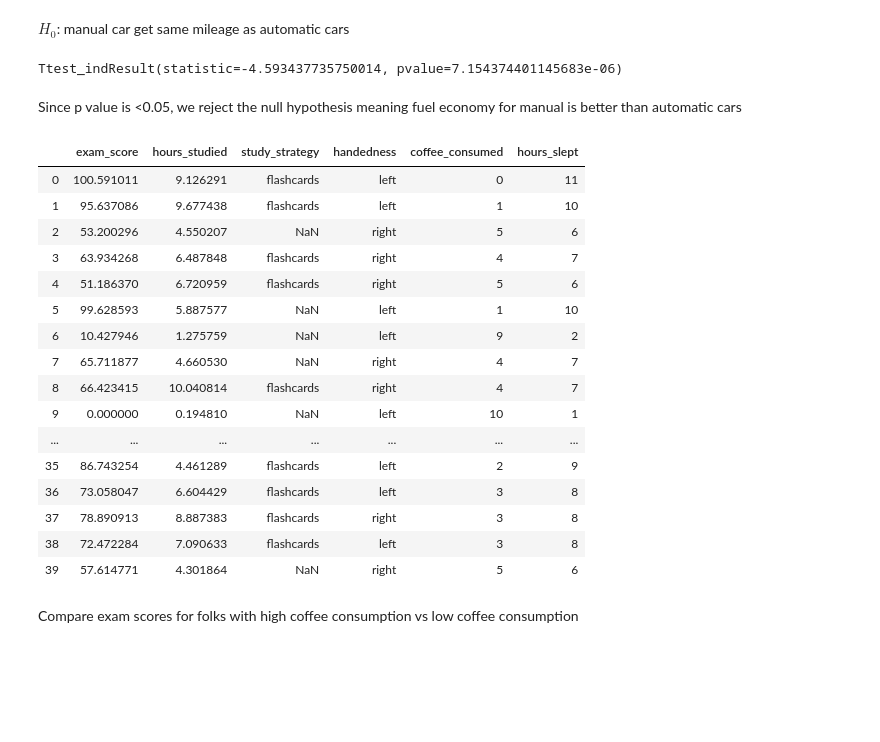
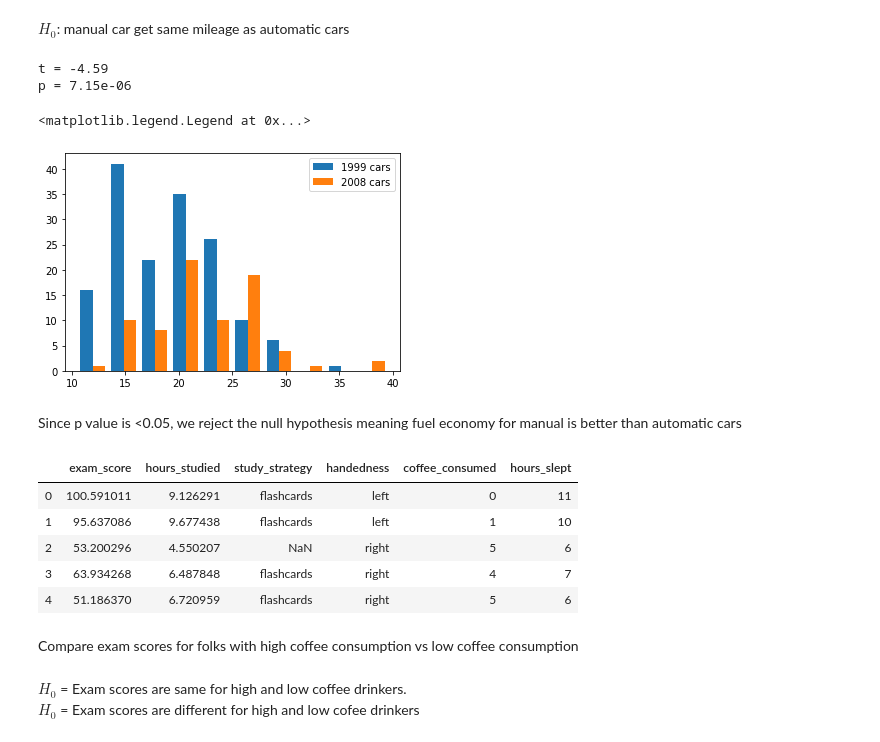
Before and after one commit to ravinder79/statistics-exercises, a Jupyter notebook: hypothesis_testing.ipynb, the cells around one changed output. Drawn from its saved outputs; the diff is of its cells as text; code cells hidden in the pictures; blank space fills up the shorter version.

```diff
--- a/hypothesis_testing.ipynb
+++ b/hypothesis_testing.ipynb
@@ -194,32 +205,34 @@ $H_0$: manual car get same mileage as automatic cars
 # %%
 fe_auto = mpg[mpg.trans.str.contains('auto')].average_mpg
 fe_manual = mpg[mpg.trans.str.contains('manual')].average_mpg
-# %%
-stats.ttest_ind(fe_auto, fe_manual)
-# %% [output]
-Ttest_indResult(statistic=-4.593437735750014, pvalue=7.154374401145683e-06)
+# %%
+t_stat, p = stats.ttest_ind(fe_auto, fe_manual)
+
+print(f't = {t_stat:.3}')
+print(f'p = {p:.3}')
+# %% [output]
+t = -4.59
+p = 7.15e-06
+# %%
+plt.hist([fe_auto, fe_manual], label=["1999 cars", "2008 cars"])
+plt.legend(loc="upper right")
+# %% [output]
+<matplotlib.legend.Legend at 0x...>
+[figure, added]
 # %% [markdown]
 Since p value is <0.05, we reject the null hypothesis meaning  fuel economy for manual is better than automatic cars
 # %%
 df = pd.read_csv('exam_scores.csv')
-df.head(1000)
+df.head()
 # %% [output]
 |  | exam_score | hours_studied | study_strategy | handedness | coffee_consumed | hours_slept |
 | 0 | 100.591011 | 9.126291 | flashcards | left | 0 | 11 |
 | 1 | 95.637086 | 9.677438 | flashcards | left | 1 | 10 |
 | 2 | 53.200296 | 4.550207 | NaN | right | 5 | 6 |
 | 3 | 63.934268 | 6.487848 | flashcards | right | 4 | 7 |
 | 4 | 51.186370 | 6.720959 | flashcards | right | 5 | 6 |
-| 5 | 99.628593 | 5.887577 | NaN | left | 1 | 10 |
-| 6 | 10.427946 | 1.275759 | NaN | left | 9 | 2 |
-| 7 | 65.711877 | 4.660530 | NaN | right | 4 | 7 |
-| 8 | 66.423415 | 10.040814 | flashcards | right | 4 | 7 |
-| 9 | 0.000000 | 0.194810 | NaN | left | 10 | 1 |
-| ... | ... | ... | ... | ... | ... | ... |
-| 35 | 86.743254 | 4.461289 | flashcards | left | 2 | 9 |
-| 36 | 73.058047 | 6.604429 | flashcards | left | 3 | 8 |
-| 37 | 78.890913 | 8.887383 | flashcards | right | 3 | 8 |
-| 38 | 72.472284 | 7.090633 | flashcards | left | 3 | 8 |
-| 39 | 57.614771 | 4.301864 | NaN | right | 5 | 6 |
 # %% [markdown]
 Compare exam scores for folks with high coffee consumption vs low coffee consumption
+# %% [markdown]
+$H_0$ = Exam scores are same for high and low coffee drinkers.\
+$H_0$ = Exam scores are different for high and low cofee drinkers
```
Also changed, not shown: parts of 16 cells of this notebook.
